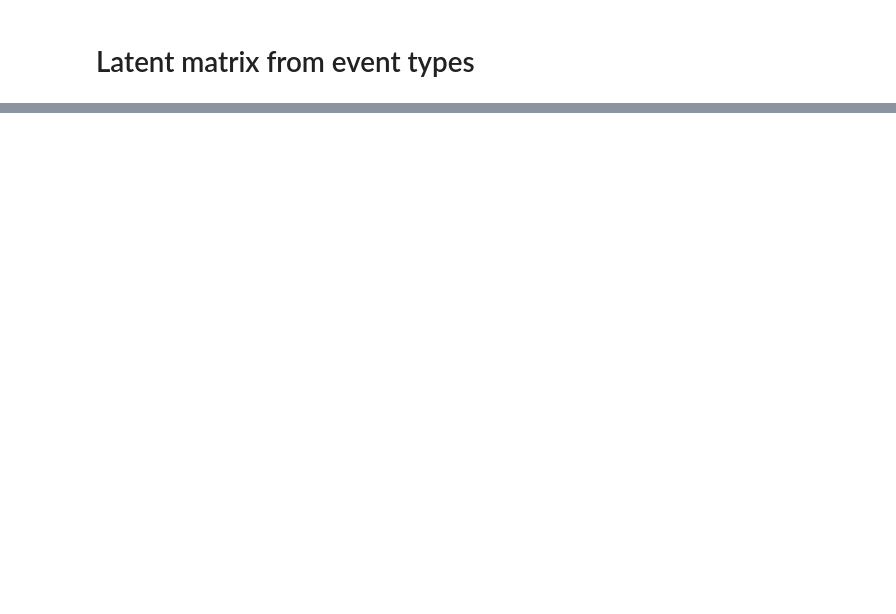
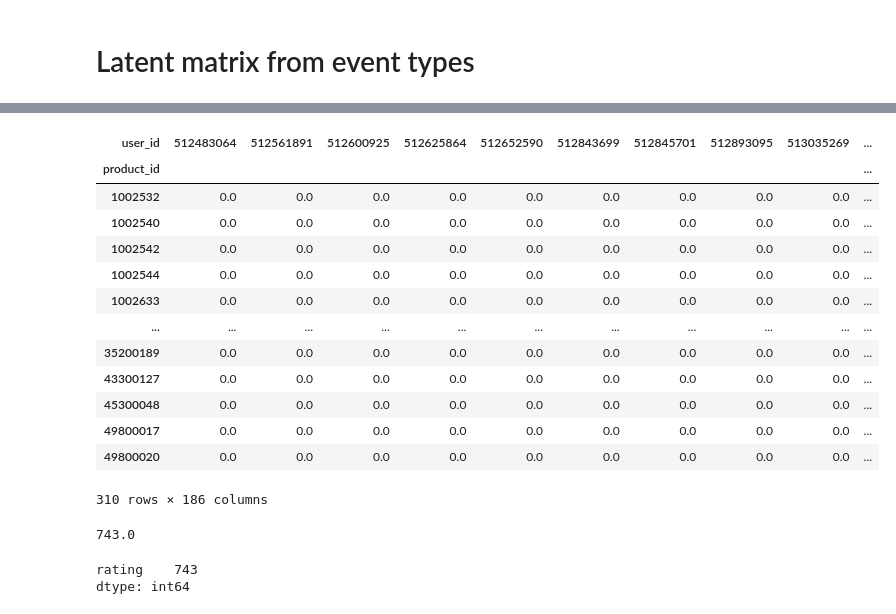
Before and after one commit to sailormoonvicky/eCommerce, a Jupyter notebook: Similar product recommender.ipynb, the cells around one changed output, grey strips where cells are left out. Saved outputs shown, nothing was run; the diff lists cells and outputs as text; code cells hidden in the pictures; blank space fills up the shorter version.

Commit message:
epic group coding

```diff
--- a/Similar product recommender.ipynb
+++ b/Similar product recommender.ipynb
@@ -15,2 +10,2 @@ from sklearn.decomposition import TruncatedSVD
 # %%
-df = pd.read_csv('2019_oct_sort_1000.csv')
+df = pd.read_csv('data/2019_oct_sort_1000.csv')
@@ -21,10 +31,13 @@ df.shape
 # %%
-def preprocessing_feat(X):
+def preprocessing_feat(X, drop_event_time=False):
+    if drop_event_time:
+        X = X.drop("event_time", axis=1)
+
     X_preprocessed = X.dropna(subset = ['category_code', 'brand']) #tbd!!
     X_preprocessed = X_preprocessed.drop_duplicates()
     X_preprocessed['category_code'] = X_preprocessed['category_code'].str.replace('.',' ')
     return X_preprocessed
 # %%
-X_preprocessed = preprocessing_feat(df)
+X_preprocessed = preprocessing_feat(df,  drop_event_time=True)
 # %%
 X_preprocessed.shape
@@ -98,5 +186,31 @@ df_event['rating'] = df_event['event_type'].map(dct)
 # %%
-df_rating = df_event.pivot_table(values='rating', index='product_id', columns='user_id').fillna(0)
+df_rating = df_event.pivot_table(values='rating',
+                                 index='product_id',
+                                 columns='user_id',
+                                 aggfunc="sum").fillna(0)
+df_rating
+# %% [output]
+| user_id | 512483064 | 512561891 | 512600925 | 512625864 | 512652590 | 512843699 | 512845701 | 512893095 | 513035269 | ... |
+| product_id |  |  |  |  |  |  |  |  |  | ... |
+| 1002532 | 0.0 | 0.0 | 0.0 | 0.0 | 0.0 | 0.0 | 0.0 | 0.0 | 0.0 | ... |
+| 1002540 | 0.0 | 0.0 | 0.0 | 0.0 | 0.0 | 0.0 | 0.0 | 0.0 | 0.0 | ... |
+| 1002542 | 0.0 | 0.0 | 0.0 | 0.0 | 0.0 | 0.0 | 0.0 | 0.0 | 0.0 | ... |
+| 1002544 | 0.0 | 0.0 | 0.0 | 0.0 | 0.0 | 0.0 | 0.0 | 0.0 | 0.0 | ... |
+| 1002633 | 0.0 | 0.0 | 0.0 | 0.0 | 0.0 | 0.0 | 0.0 | 0.0 | 0.0 | ... |
+| ... | ... | ... | ... | ... | ... | ... | ... | ... | ... | ... |
+| 35200189 | 0.0 | 0.0 | 0.0 | 0.0 | 0.0 | 0.0 | 0.0 | 0.0 | 0.0 | ... |
+| 43300127 | 0.0 | 0.0 | 0.0 | 0.0 | 0.0 | 0.0 | 0.0 | 0.0 | 0.0 | ... |
+| 45300048 | 0.0 | 0.0 | 0.0 | 0.0 | 0.0 | 0.0 | 0.0 | 0.0 | 0.0 | ... |
+| 49800017 | 0.0 | 0.0 | 0.0 | 0.0 | 0.0 | 0.0 | 0.0 | 0.0 | 0.0 | ... |
+| 49800020 | 0.0 | 0.0 | 0.0 | 0.0 | 0.0 | 0.0 | 0.0 | 0.0 | 0.0 | ... |
+310 rows × 186 columns
+# %%
+df_rating.sum().reset_index()[0].sum()
+# %% [output]
+743.0
 # %%
-df_rating
+df_event.groupby("user_id").agg({"rating":sum}).sort_values(by="rating").sum()
+# %% [output]
+rating    743
+dtype: int64
 # %%
```
Also changed, not shown: parts of 27 cells of this notebook.
